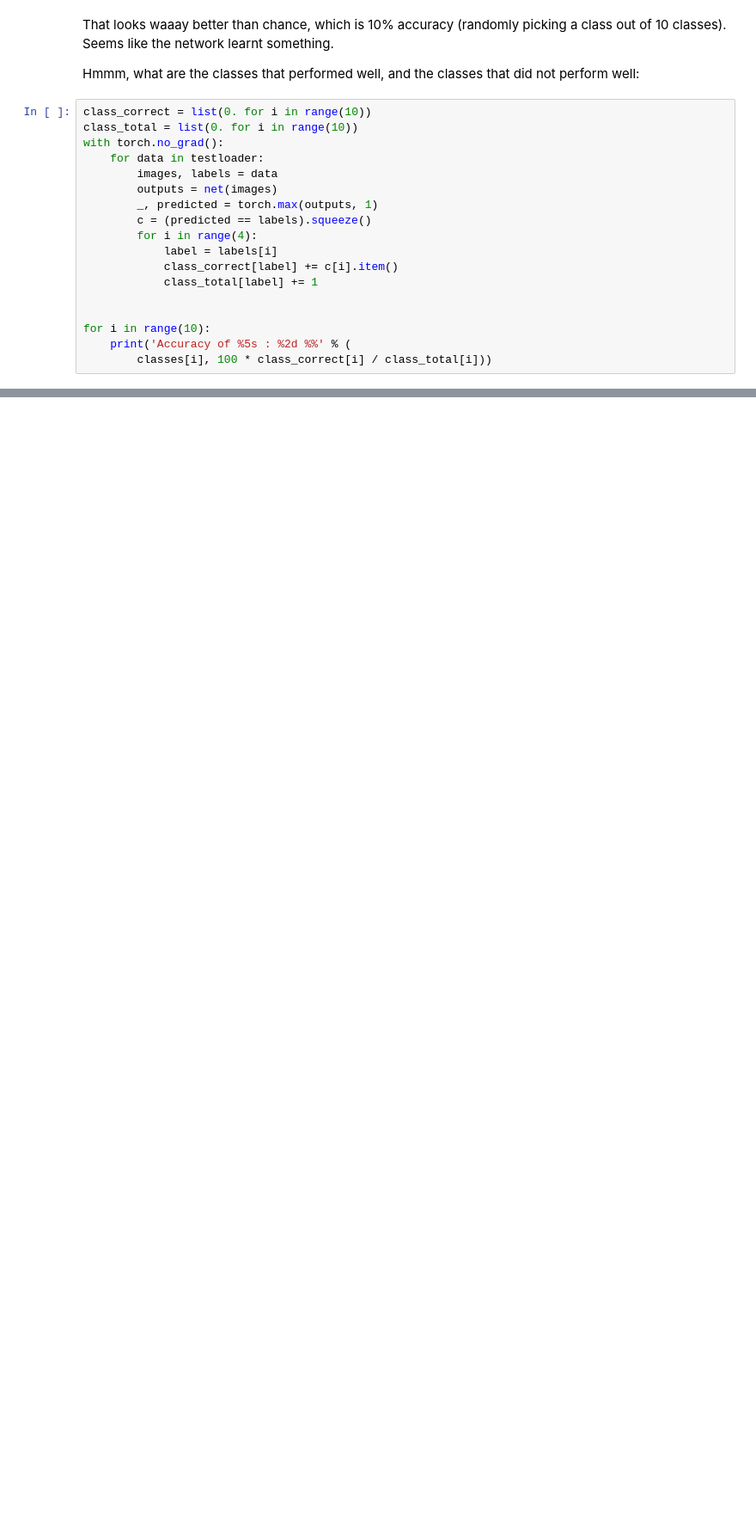
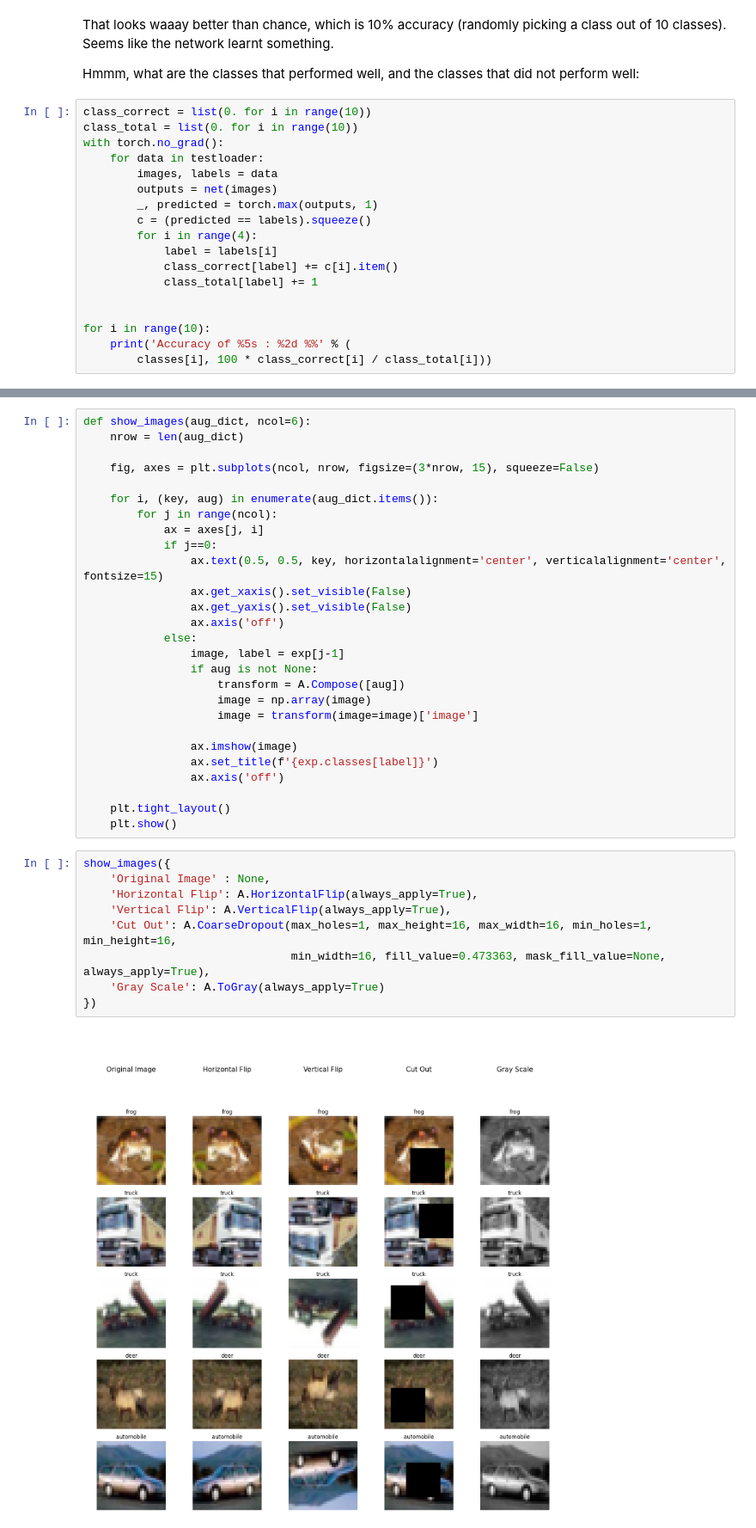
Before and after one commit to tsai-praveen/tsai-assignments, a Jupyter notebook: S6/S6_Assignment.ipynb, the cells around one changed output, grey strips where cells are left out. Shown: that part at 86% size. Cells and saved outputs as stored; diff of their text form; blank space fills up the shorter version.

```diff
--- a/S6/S6_Assignment.ipynb
+++ b/S6/S6_Assignment.ipynb
@@ -270,0 +440,38 @@ for i in range(10):
+# %%
+def show_images(aug_dict, ncol=6):
+    nrow = len(aug_dict)
+
+    fig, axes = plt.subplots(ncol, nrow, figsize=(3*nrow, 15), squeeze=False)
+
+    for i, (key, aug) in enumerate(aug_dict.items()):
+        for j in range(ncol):
+            ax = axes[j, i]
+            if j==0:
+                ax.text(0.5, 0.5, key, horizontalalignment='center', verticalalignment='center', fontsize=15)
+                ax.get_xaxis().set_visible(False)
+                ax.get_yaxis().set_visible(False)
+                ax.axis('off')
+            else:
+                image, label = exp[j-1]
+                if aug is not None:
+                    transform = A.Compose([aug])
+                    image = np.array(image)
+                    image = transform(image=image)['image']
+
+                ax.imshow(image)
+                ax.set_title(f'{exp.classes[label]}')
+                ax.axis('off')
+
+    plt.tight_layout()
+    plt.show()
+# %%
+show_images({
+    'Original Image' : None,
+    'Horizontal Flip': A.HorizontalFlip(always_apply=True),
+    'Vertical Flip': A.VerticalFlip(always_apply=True),
+    'Cut Out': A.CoarseDropout(max_holes=1, max_height=16, max_width=16, min_holes=1, min_height=16,
+                               min_width=16, fill_value=0.473363, mask_fill_value=None, always_apply=True),
+    'Gray Scale': A.ToGray(always_apply=True)
+})
+# %% [output]
+[figure, added]
```
Also changed, not shown: parts of 18 cells of this notebook.
